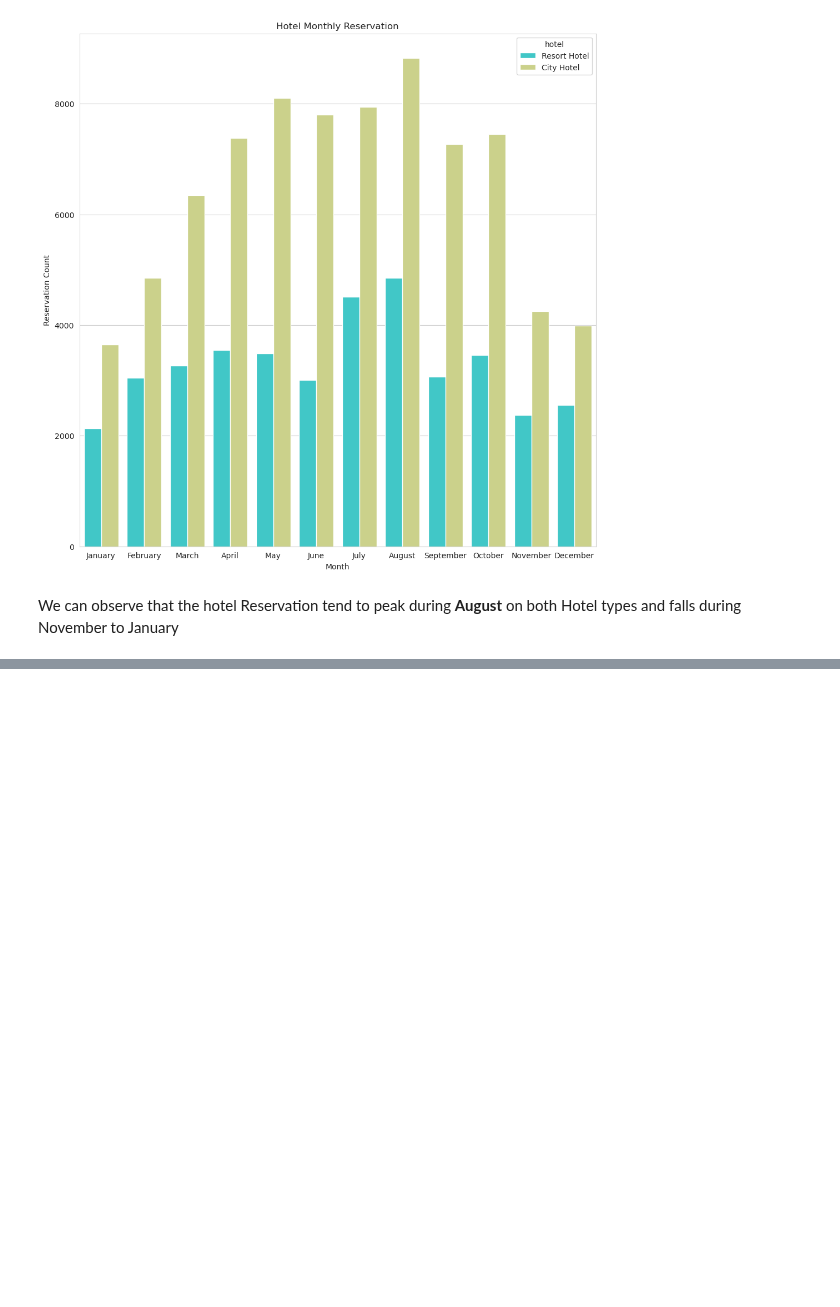
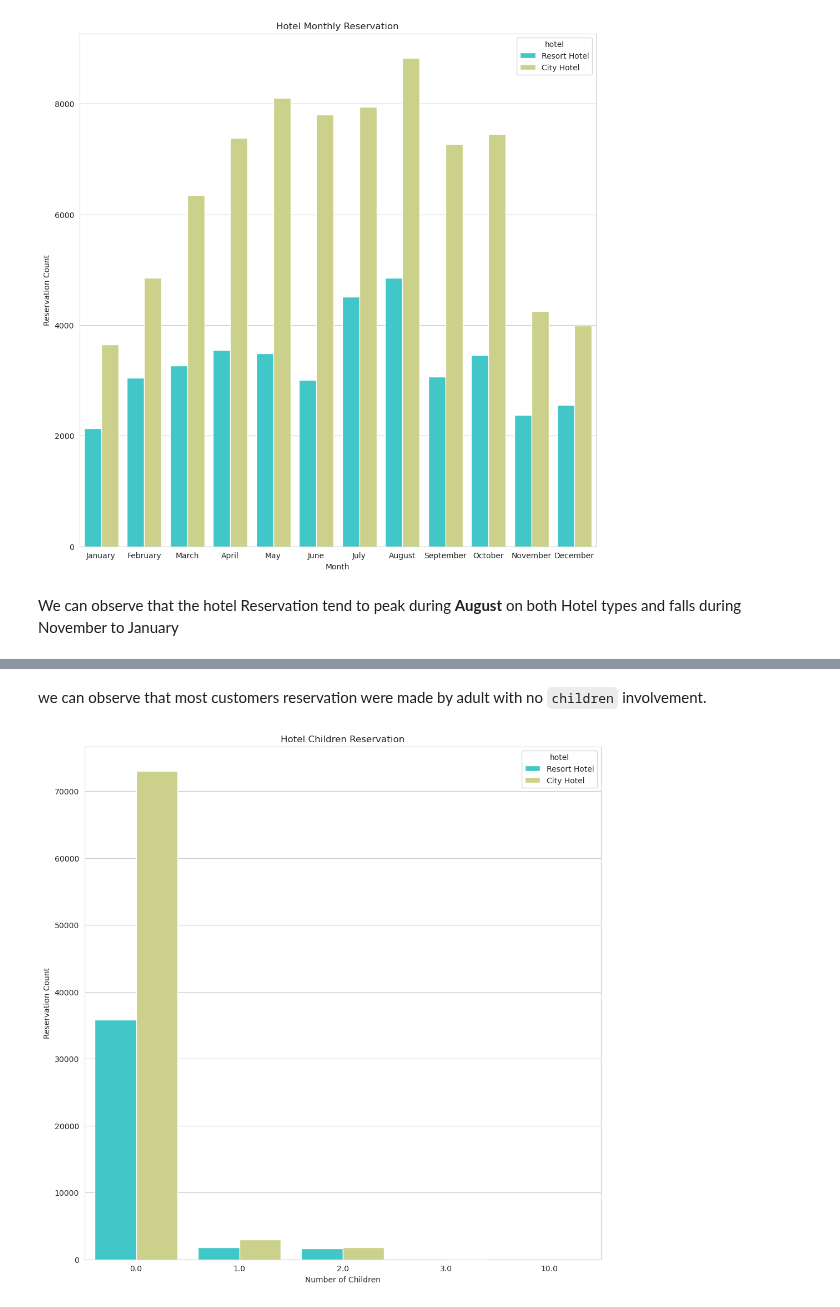
Before and after one commit to andazi/goal-data-science, a Jupyter notebook: Master Data Analysis with Python/Hotel booking EDA.ipynb, the cells around one changed output, grey strips where cells are left out. Drawn from its saved outputs; the diff is of its cells as text; code cells hidden in the pictures; blank space fills up the shorter version.

```diff
--- a/Master Data Analysis with Python/Hotel booking EDA.ipynb
+++ b/Master Data Analysis with Python/Hotel booking EDA.ipynb
@@ -538,0 +563,15 @@ Plotting the Adult reservation and number if families with children
+# %% [markdown]
+we can observe that most customers reservation were made by adult with no `children` involvement.
+# %%
+plt.figure(figsize=(12,12))
+plt.title('Hotel Children Reservation')
+sns.countplot(x='children',
+              data=df,
+              palette='rainbow',
+              hue='hotel')
+plt.ylabel('Reservation Count')
+plt.xlabel('Number of Children')
+
+plt.show()
+# %% [output]
+[figure, added]
```
Also changed, not shown: parts of 21 cells of this notebook.
